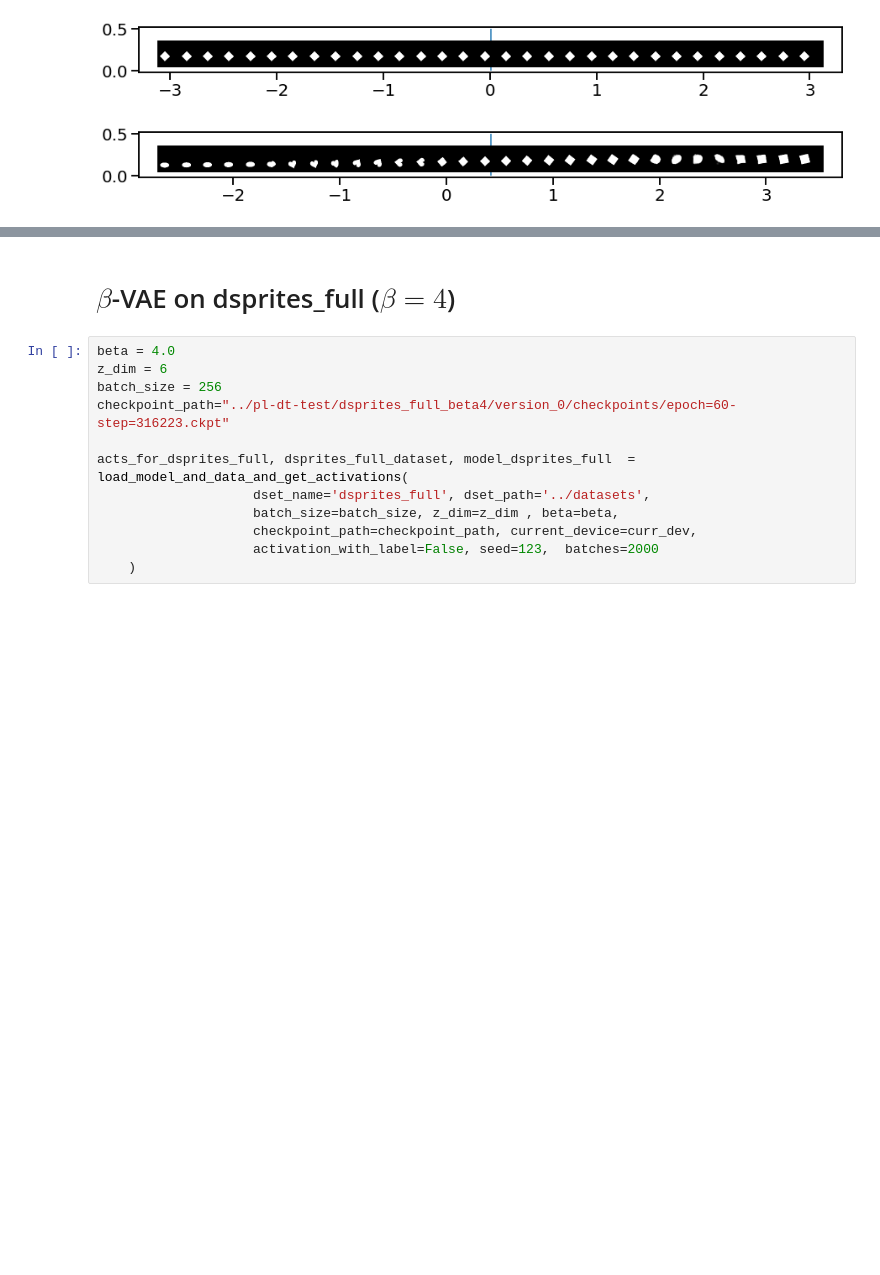
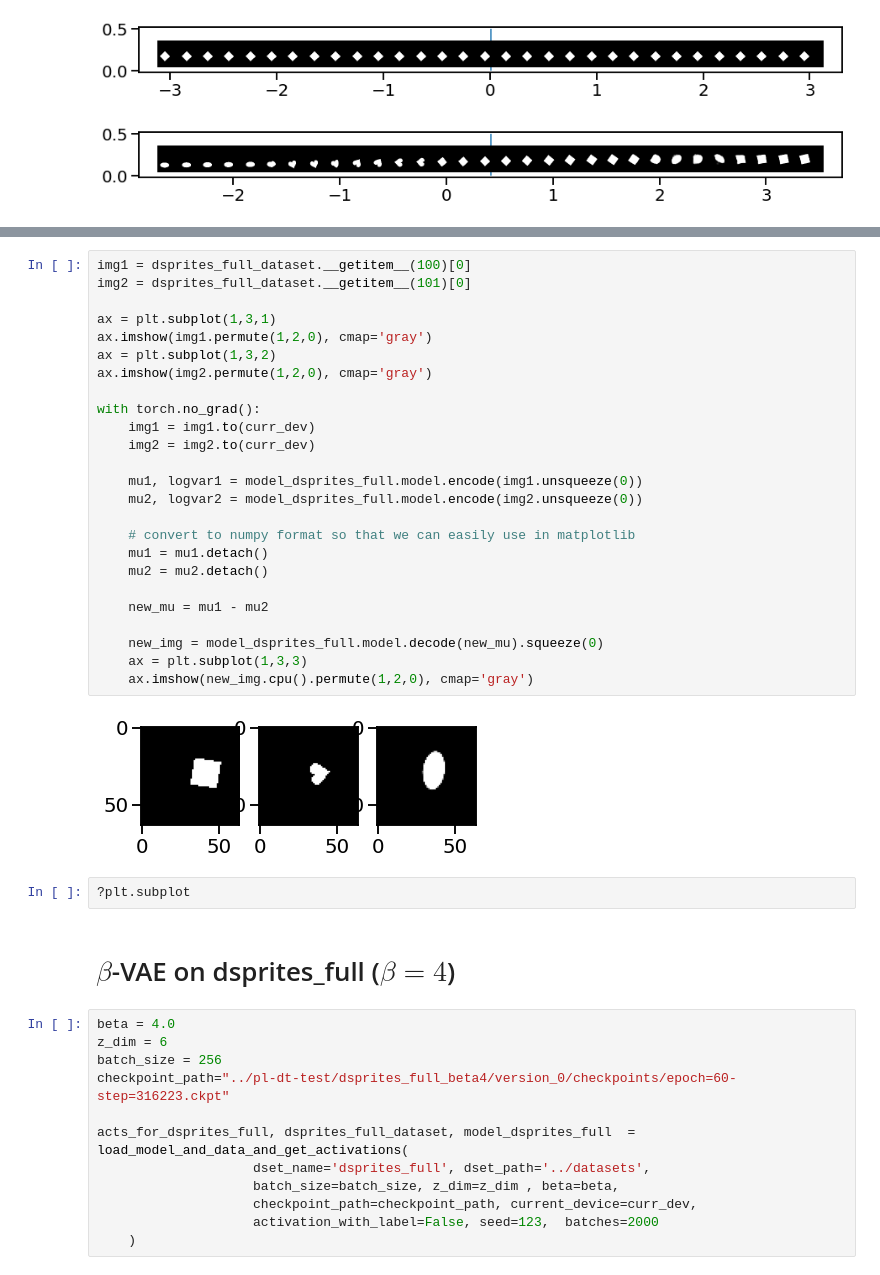
Before and after one commit to muhammadyaseen/vae-disentanglement, a Jupyter notebook: Latent Encoding Investigaton.ipynb, the cells around one changed output, grey strips where cells are left out. Saved outputs shown, nothing was run; the diff lists cells and outputs as text; blank space fills up the shorter version.

```diff
--- a/Latent Encoding Investigaton.ipynb
+++ b/Latent Encoding Investigaton.ipynb
@@ -301,3 +381,32 @@ Visualizing latent space from -2.58431014418602 to 3.51568985581398, with center
+# %%
+img1 = dsprites_full_dataset.__getitem__(100)[0]
+img2 = dsprites_full_dataset.__getitem__(101)[0]
+
+ax = plt.subplot(1,3,1)
+ax.imshow(img1.permute(1,2,0), cmap='gray')
+ax = plt.subplot(1,3,2)
+ax.imshow(img2.permute(1,2,0), cmap='gray')
+
+with torch.no_grad():
+    img1 = img1.to(curr_dev)
+    img2 = img2.to(curr_dev)
+
+    mu1, logvar1 = model_dsprites_full.model.encode(img1.unsqueeze(0))
+    mu2, logvar2 = model_dsprites_full.model.encode(img2.unsqueeze(0))
+
+    # convert to numpy format so that we can easily use in matplotlib
+    mu1 = mu1.detach()
+    mu2 = mu2.detach()
+
+    new_mu = mu1 - mu2
+
+    new_img = model_dsprites_full.model.decode(new_mu).squeeze(0)
+    ax = plt.subplot(1,3,3)
+    ax.imshow(new_img.cpu().permute(1,2,0), cmap='gray')
+# %% [output]
+[figure, added]
+# %%
+?plt.subplot
 # %% [markdown]
 # $\beta$-VAE on dsprites_full ($\beta = 4$)
 # %%
```
Also changed, not shown: parts of 5 cells of this notebook, 1 other file.
